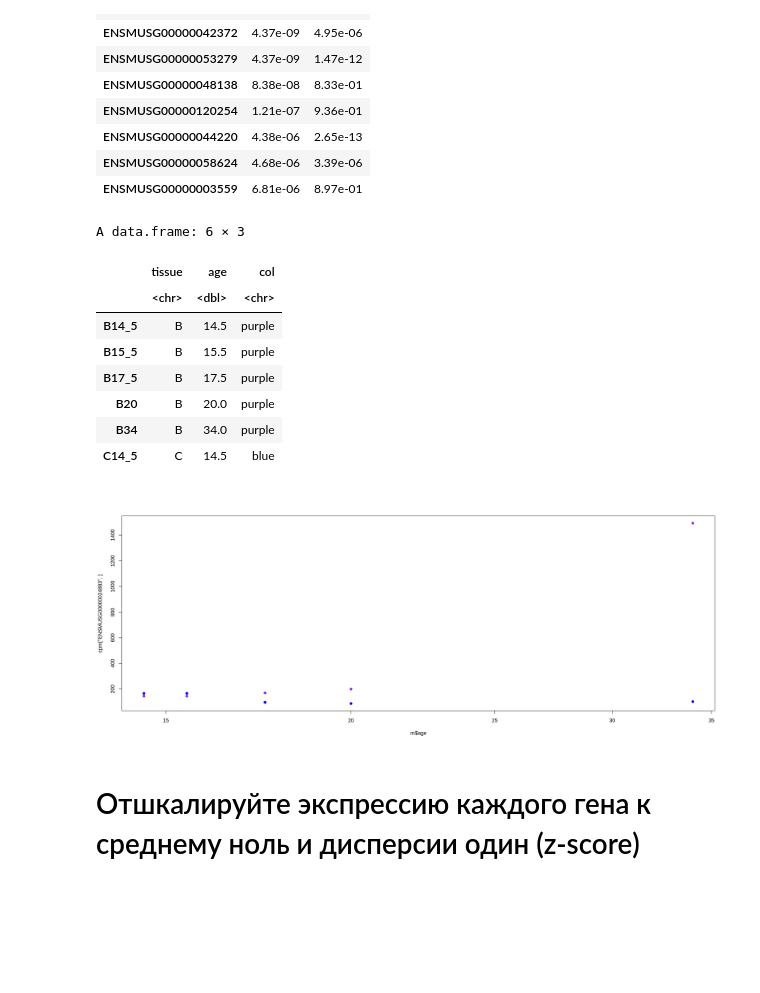
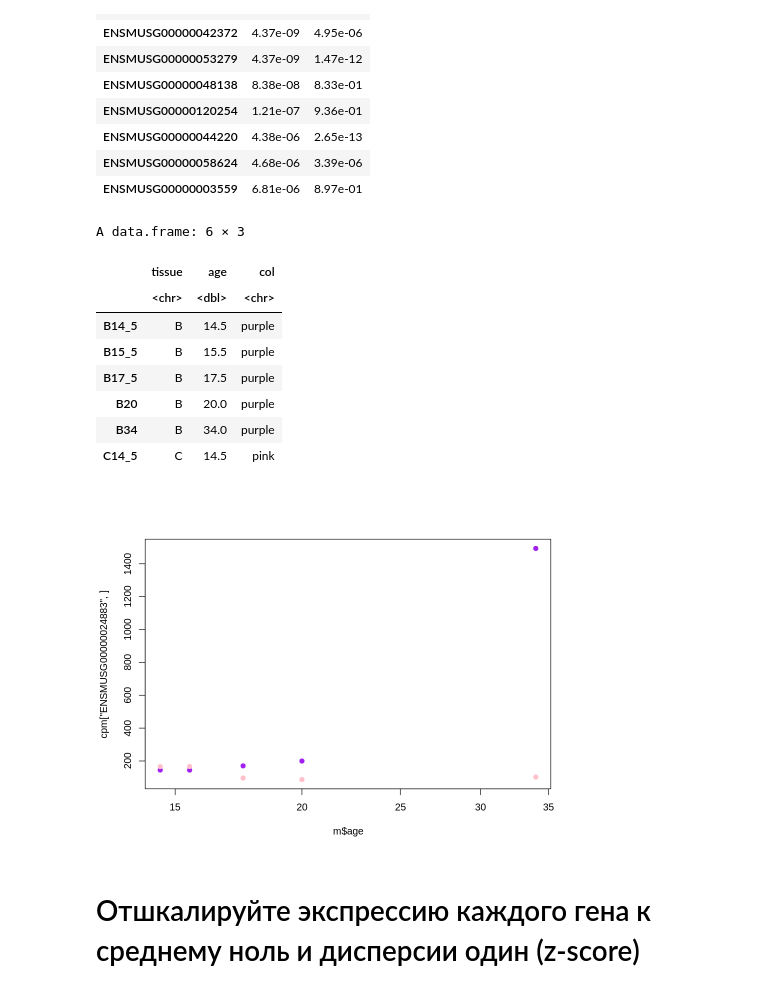
Before and after one commit to eentartetekunst/NGS_bioinformatics, a Jupyter notebook: HW3_edgeR_R.ipynb, the cells around one changed output. Drawn from its saved outputs; the diff is of its cells as text; code cells hidden in the pictures; blank space fills up the shorter version.

```diff
--- a/HW3_edgeR_R.ipynb
+++ b/HW3_edgeR_R.ipynb
@@ -160,7 +160,7 @@ A data.frame: 10 × 2
 d = GenewiseCounts[,-1] # we do not need gene length
 d = as.matrix(d)
 m = data.frame(tissue=substr(colnames(d),1,1),age=as.numeric(sub('_','.',substr(colnames(d),2,10))))
-m$col=ifelse(m$tissue=='B','purple','blue')
+m$col=ifelse(m$tissue=='B','purple','pink')
 rownames(m) = colnames(d)
 m
 # %% [output]
@@ -388,11 +403,13 @@ A data.frame: 6 × 3
 | B17_5 | B | 17.5 | purple |
 | B20 | B | 20.0 | purple |
 | B34 | B | 34.0 | purple |
-| C14_5 | C | 14.5 | blue |
+| C14_5 | C | 14.5 | pink |
 # %%
+options(repr.plot.width=8, repr.plot.height=6)
+
 plot(m$age,cpm['ENSMUSG00000024883',],pch=19,col=m$col,log='x') # экспрессия растет в в коре но не в мозжечке. Правда изменения наблюдаются только в одном образце, поэтому нужны повторы
 # %% [output]
-[figure, old version]
+[figure, new version]
 # %% [markdown]
 # Отшкалируйте экспрессию каждого гена к среднему ноль и дисперсии один (z-score)
 # %%
```
Also changed, not shown: parts of 10 cells of this notebook.
